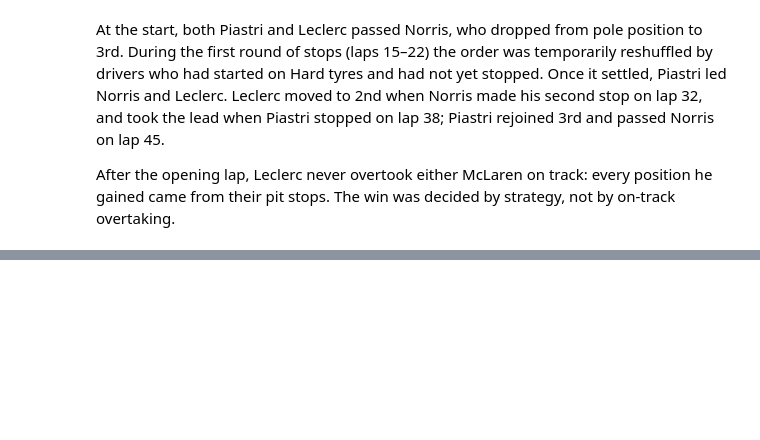
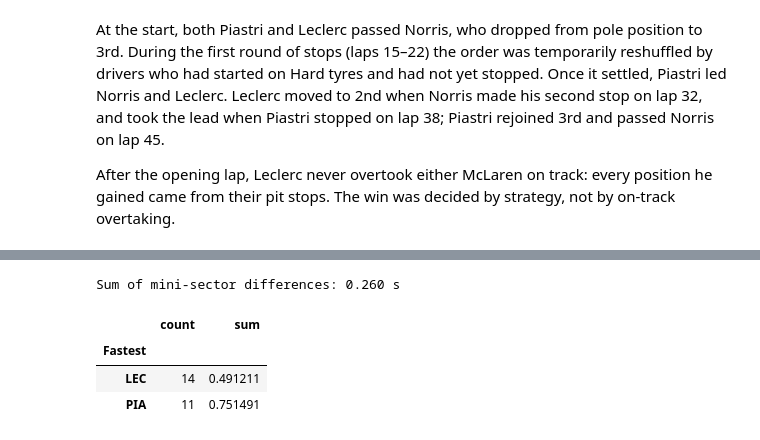
Before and after one commit to gretazehnder/box-box, a Jupyter notebook: notebooks/02_race_analysis.ipynb, the cells around one changed output, grey strips where cells are left out. Drawn from its saved outputs; the diff is of its cells as text; code cells hidden in the pictures; blank space fills up the shorter version.

```diff
--- a/notebooks/02_race_analysis.ipynb
+++ b/notebooks/02_race_analysis.ipynb
@@ -699,0 +852,54 @@ gained came from their pit stops. The win was decided by strategy, not by on-tra
+# %%
+N_MINISECTORS = 25
+
+lec_t = lec_lap.get_telemetry()
+pia_t = pia_lap.get_telemetry()
+
+lap_length = min(lec_t["Distance"].max(), pia_t["Distance"].max())
+boundaries = np.linspace(0, lap_length, N_MINISECTORS + 1)
+
+def time_at(telemetry, distances):
+    return np.interp(distances, telemetry["Distance"], telemetry["Time"].dt.total_seconds())
+
+sector_time = pd.DataFrame({
+    "LEC": np.diff(time_at(lec_t, boundaries)),
+    "PIA": np.diff(time_at(pia_t, boundaries)),
+})
+sector_time["Delta"] = sector_time["LEC"] - sector_time["PIA"]   # positive: Piastri faster
+sector_time["Fastest"] = np.where(sector_time["Delta"] < 0, "LEC", "PIA")
+sector_time["TimeGained"] = sector_time["Delta"].abs()
+sector_time.index.name = "MiniSector"
+
+track = lec_t.assign(
+    MiniSector=np.clip(np.searchsorted(boundaries, lec_t["Distance"], side="right") - 1, 0, N_MINISECTORS - 1)
+).join(sector_time[["Fastest", "TimeGained"]], on="MiniSector")
+
+fig = px.scatter(
+    track,
+    x="X",
+    y="Y",
+    color="Fastest",
+    color_discrete_map=driver_colors,
+    category_orders={"Fastest": ["LEC", "PIA"]},
+    hover_data={"MiniSector": True, "TimeGained": ":.3f", "X": False, "Y": False},
+    labels={"TimeGained": "Time gained (s)"},
+    title="Fastest driver per mini-sector: Leclerc vs Piastri – 2024 Italian Grand Prix",
+    template="plotly_dark",
+    height=650,
+)
+fig.update_traces(marker_size=6)
+fig.update_xaxes(visible=False)
+fig.update_yaxes(visible=False, scaleanchor="x", scaleratio=1)
+for _, corner in corners.iterrows():
+    fig.add_annotation(x=corner["X"], y=corner["Y"], text=f"{corner['Number']}{corner['Letter']}",
+                       showarrow=False, font_size=11, xshift=14, yshift=14)
+fig.show()
+
+print(f"Sum of mini-sector differences: {sector_time['Delta'].sum():.3f} s")
+sector_time.groupby("Fastest")["TimeGained"].agg(["count", "sum"])
+# %% [output]
+Sum of mini-sector differences: 0.260 s
+|  | count | sum |
+| Fastest |  |  |
+| LEC | 14 | 0.491211 |
+| PIA | 11 | 0.751491 |
```
Also changed, not shown: parts of 13 cells of this notebook.
